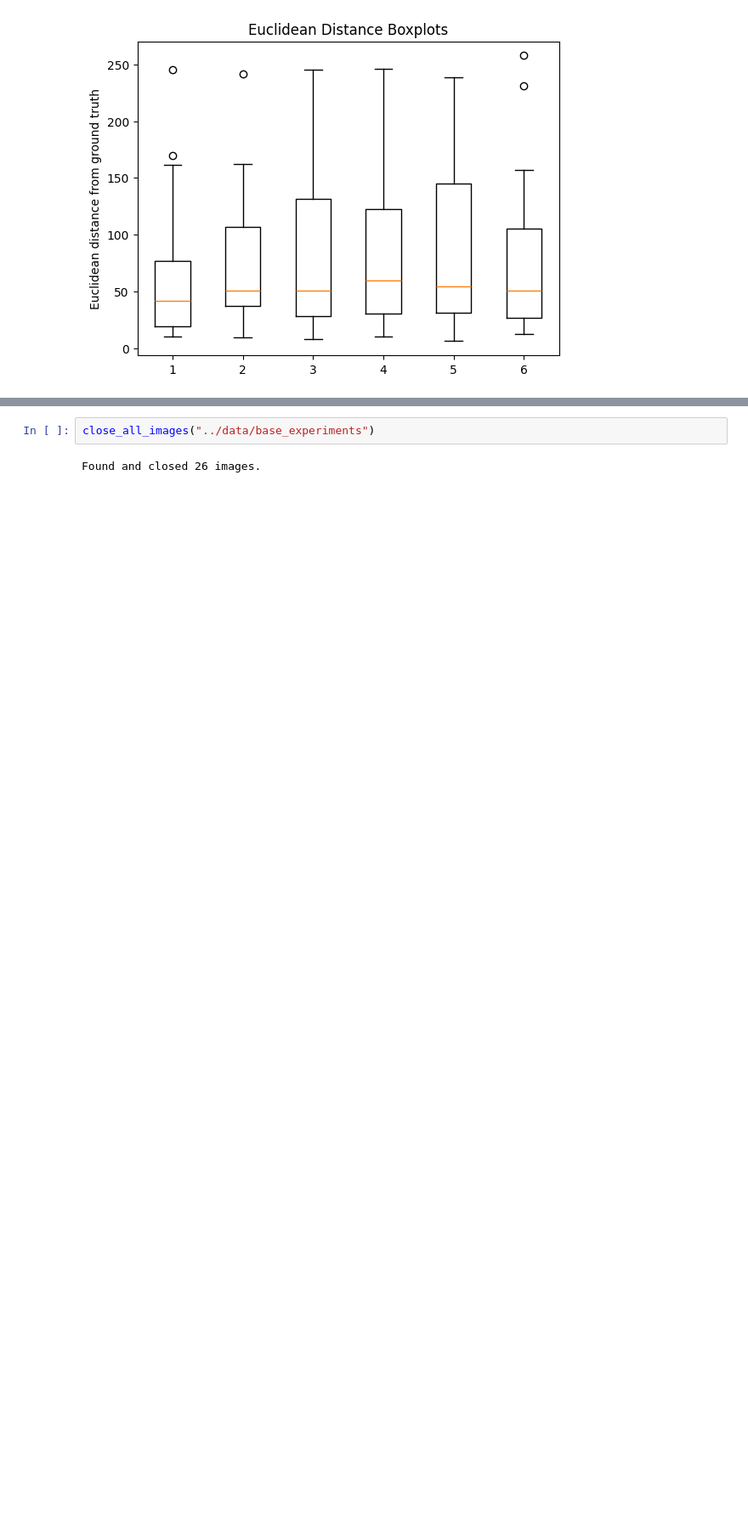
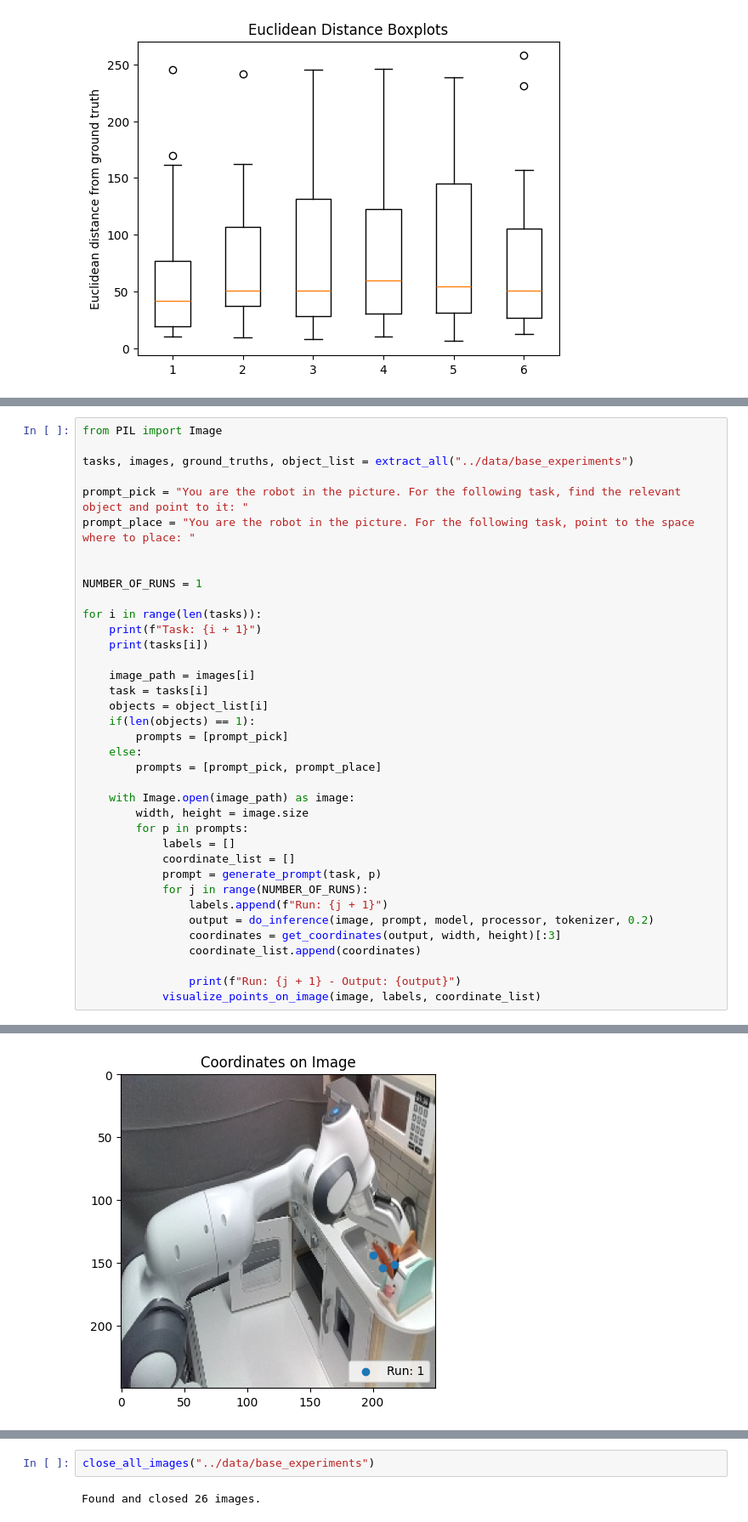
Before and after one commit to NIYI100/xai-praktikum, a Jupyter notebook: robopoint/Different_Prompts.ipynb, the cells around one changed output, grey strips where cells are left out. Shown at 85% size. Cells and saved outputs as stored; diff of their text form; blank space fills up the shorter version.

```diff
--- a/robopoint/Different_Prompts.ipynb
+++ b/robopoint/Different_Prompts.ipynb
@@ -140,0 +198,38 @@ move the pot from the left to the right stove
+# %%
+from PIL import Image
+
+tasks, images, ground_truths, object_list = extract_all("../data/base_experiments")
+
+prompt_pick = "You are the robot in the picture. For the following task, find the relevant object and point to it: "
+prompt_place = "You are the robot in the picture. For the following task, point to the space where to place: "
+
+
+NUMBER_OF_RUNS = 1
+
+for i in range(len(tasks)):
+    print(f"Task: {i + 1}")
+    print(tasks[i])
+
+    image_path = images[i]
+    task = tasks[i]
+    objects = object_list[i]
+    if(len(objects) == 1):
+        prompts = [prompt_pick]
+    else:
+        prompts = [prompt_pick, prompt_place]
+
+    with Image.open(image_path) as image:
+        width, height = image.size
+        for p in prompts:
+            labels = []
+            coordinate_list = []
+            prompt = generate_prompt(task, p)
+            for j in range(NUMBER_OF_RUNS):
+                labels.append(f"Run: {j + 1}")
+                output = do_inference(image, prompt, model, processor, tokenizer, 0.2)
+                coordinates = get_coordinates(output, width, height)[:3]
+                coordinate_list.append(coordinates)
+
+                print(f"Run: {j + 1} - Output: {output}")
+            visualize_points_on_image(image, labels, coordinate_list)
+# %% [output]
@@ -140,0 +239 @@ move the pot from the left to the right stove
+[figure, added]
```
Also changed, not shown: parts of 3 cells of this notebook.
